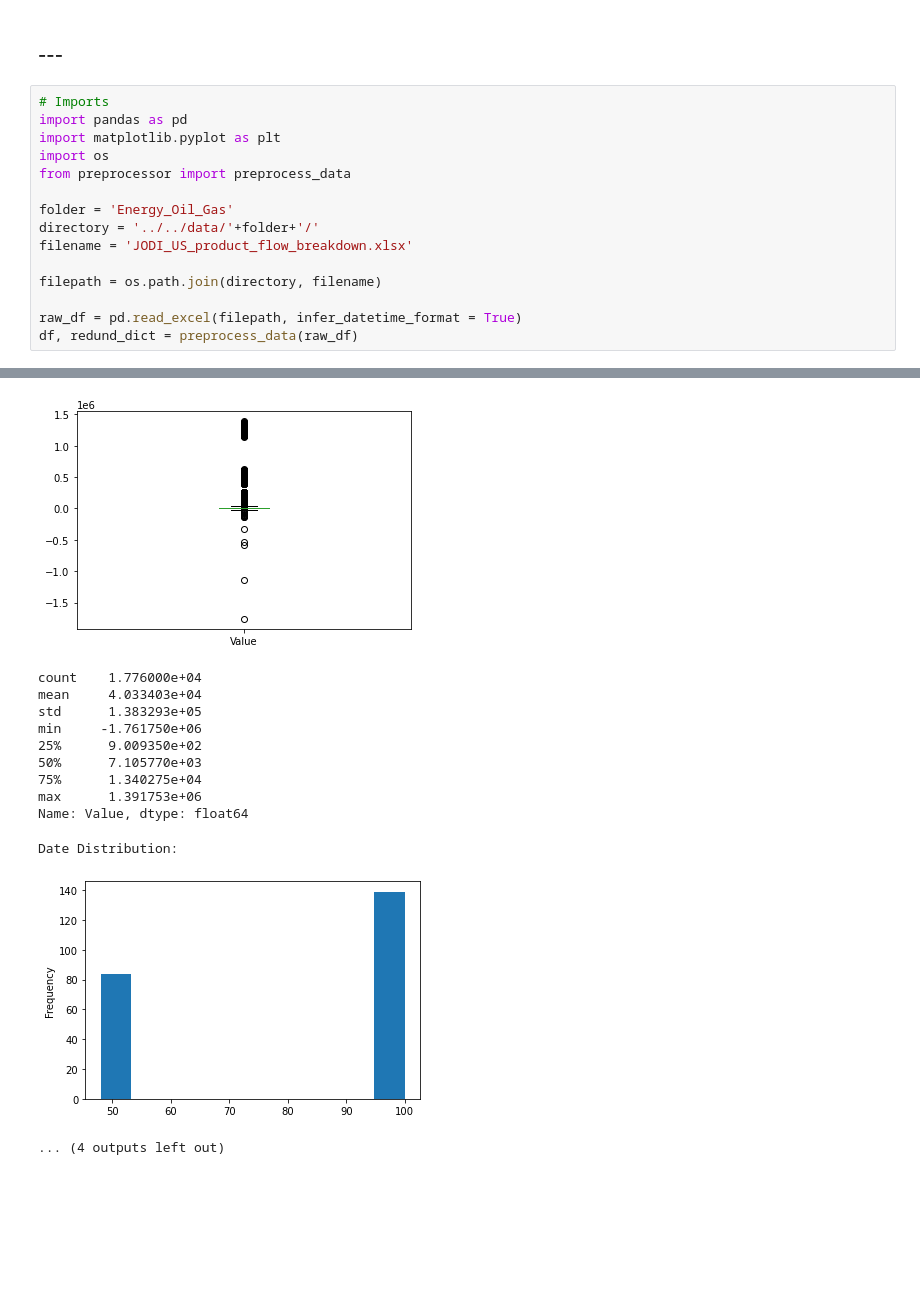
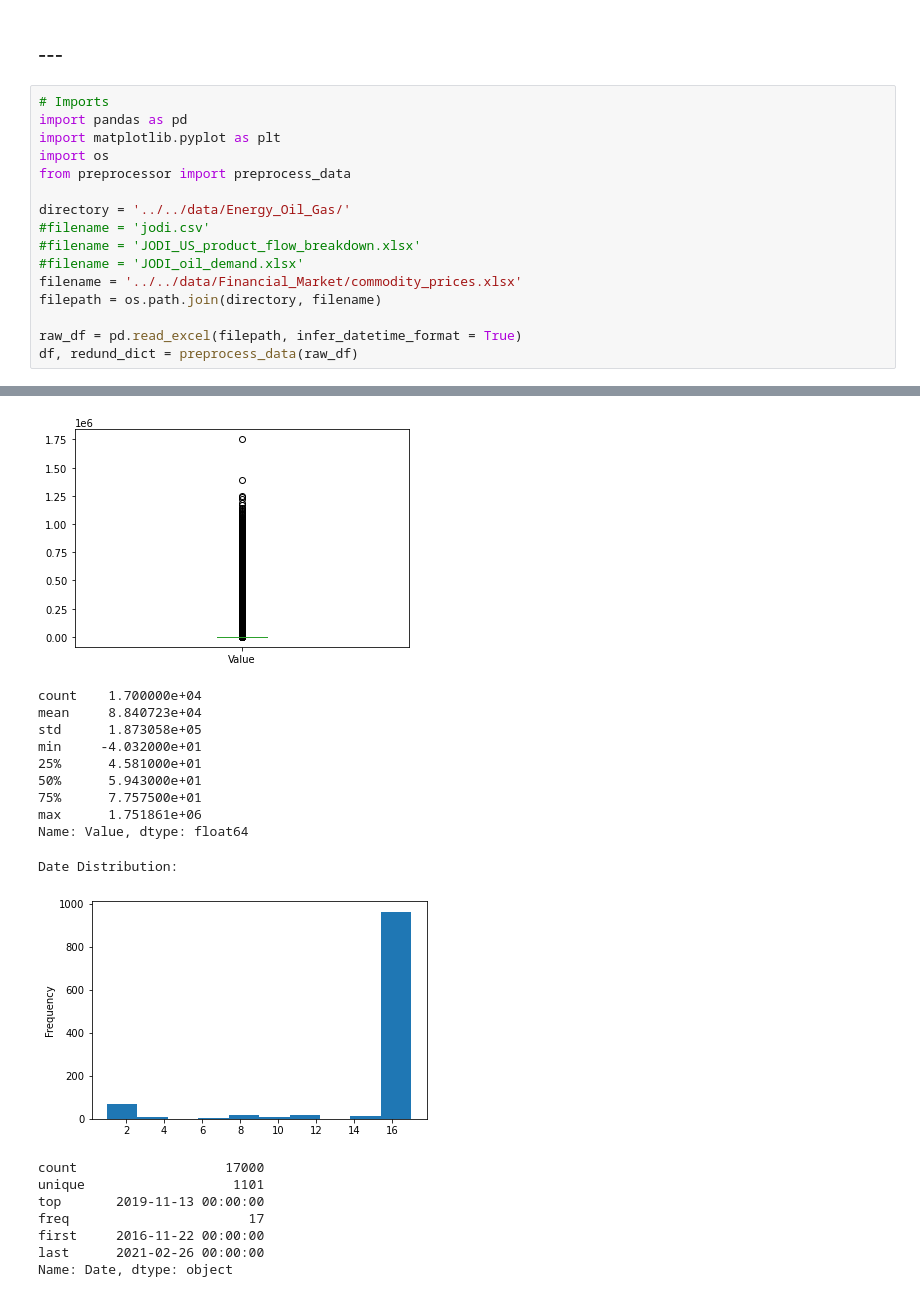
Before and after one commit to griffinwt/Hackathon_March2021, a Jupyter notebook: code/EDA-Brandon/Energy-Oil-Gas.ipynb, the cells around one changed output, grey strips where cells are left out. Saved outputs shown, nothing was run; the diff lists cells and outputs as text; blank space fills up the shorter version.

Commit message:
Added Brent and WTI crude oil and futures prices to the features.

```diff
--- a/code/EDA-Brandon/Energy-Oil-Gas.ipynb
+++ b/code/EDA-Brandon/Energy-Oil-Gas.ipynb
@@ -94,10 +93,11 @@ import matplotlib.pyplot as plt
 import os
 from preprocessor import preprocess_data
 
-folder = 'Energy_Oil_Gas'
-directory = '../../data/'+folder+'/'
-filename = 'JODI_US_product_flow_breakdown.xlsx'
-
+directory = '../../data/Energy_Oil_Gas/'
+#filename = 'jodi.csv'
+#filename = 'JODI_US_product_flow_breakdown.xlsx'
+#filename = 'JODI_oil_demand.xlsx'
+filename = '../../data/Financial_Market/commodity_prices.xlsx'
 filepath = os.path.join(directory, filename)
 
 raw_df = pd.read_excel(filepath, infer_datetime_format = True)
@@ -146,17 +145,23 @@ Group By: Unit of Measurement
 Value Distribution:
-[figure, old version]
+[figure, new version]
-count    1.776000e+04
-mean     4.033403e+04
-std      1.383293e+05
-min     -1.761750e+06
-25%      9.009350e+02
-50%      7.105770e+03
-75%      1.340275e+04
-max      1.391753e+06
+count    1.700000e+04
+mean     8.840723e+04
+std      1.873058e+05
+min     -4.032000e+01
+25%      4.581000e+01
+50%      5.943000e+01
+75%      7.757500e+01
+max      1.751861e+06
 Name: Value, dtype: float64
 Date Distribution:
-[figure, old version]
+[figure, new version]
-... (4 outputs left out)
+count                   17000
+unique                   1101
+top       2019-11-13 00:00:00
+freq                       17
+first     2016-11-22 00:00:00
+last      2021-02-26 00:00:00
+Name: Date, dtype: object
 # %%
 df.info()
 # %% [output]
```
Also changed, not shown: parts of 11 cells of this notebook, 11 other files.
